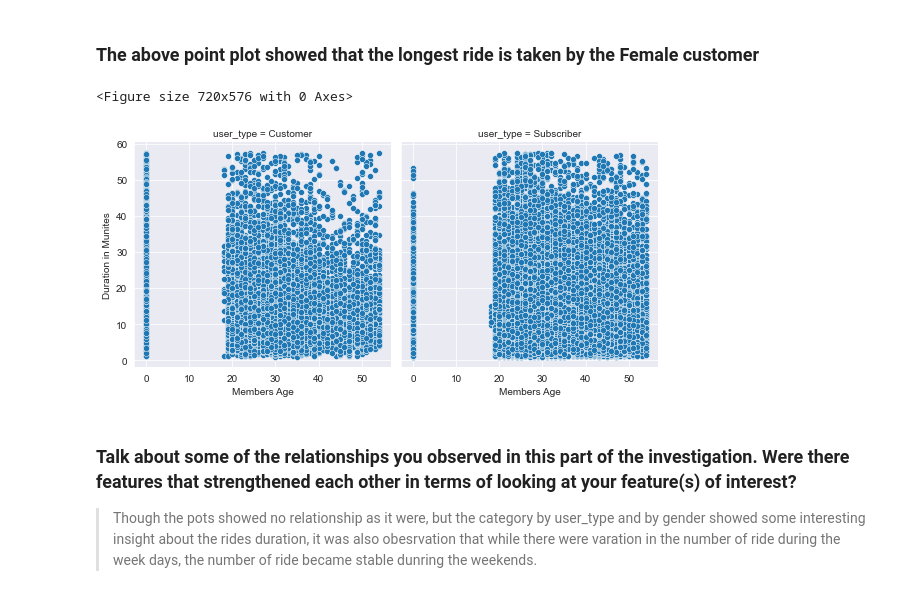
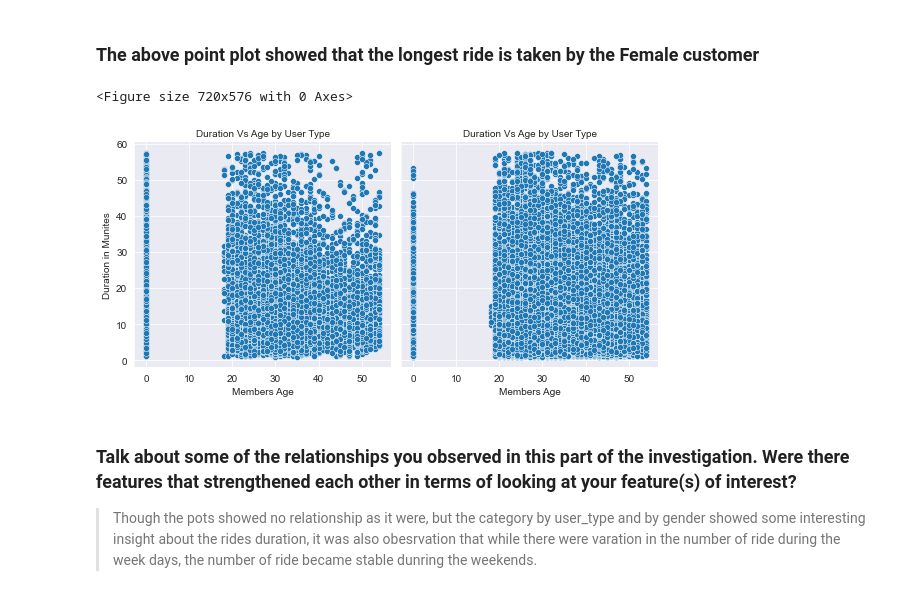
Before and after one commit to techacct/DA-BikeSharingAnalysis, a Jupyter notebook: Analysis_of_Ford_Gobike.ipynb, the cells around one changed output. Saved outputs shown, nothing was run; the diff lists cells and outputs as text; code cells hidden in the pictures.

```diff
--- a/Analysis of Ford Gobike Service.ipynb
+++ b/Analysis_of_Ford_Gobike.ipynb
@@ -386,12 +391,13 @@ plt.xlabel('Members Gender', fontsize=16);
 # %%
 plt.figure(figsize=(10,8))
 g= sb.FacetGrid(data = tripdata, col = 'user_type', height = 4)
 g.map(sb.scatterplot, 'members_age', 'duration_min')
+g.set_titles('Duration Vs Age by User Type')
 g.set_xlabels('Members Age')
 g.set_ylabels('Duration in Munites');
 # %% [output]
 <Figure size 720x576 with 0 Axes>
-[figure, old version]
+[figure, new version]
 # %% [markdown]
 ### Talk about some of the relationships you observed in this part of the investigation. Were there features that strengthened each other in terms of looking at your feature(s) of interest?
 
```
Also changed, not shown: parts of 4 cells of this notebook, 3 other files.
